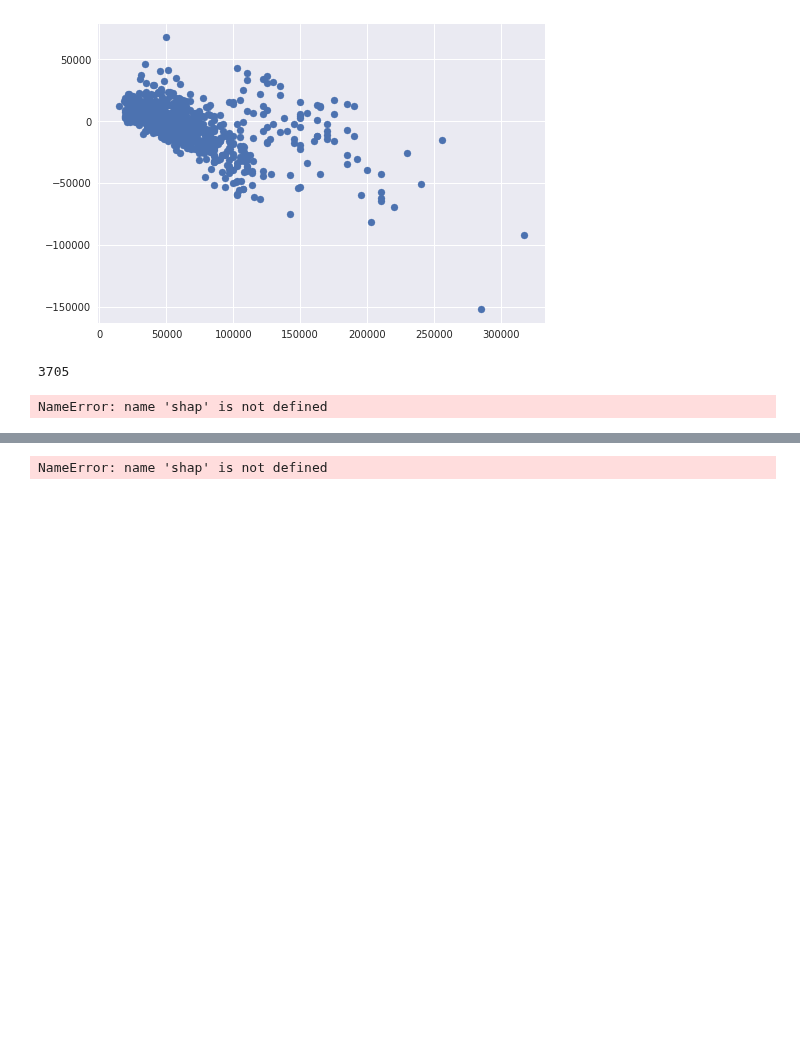
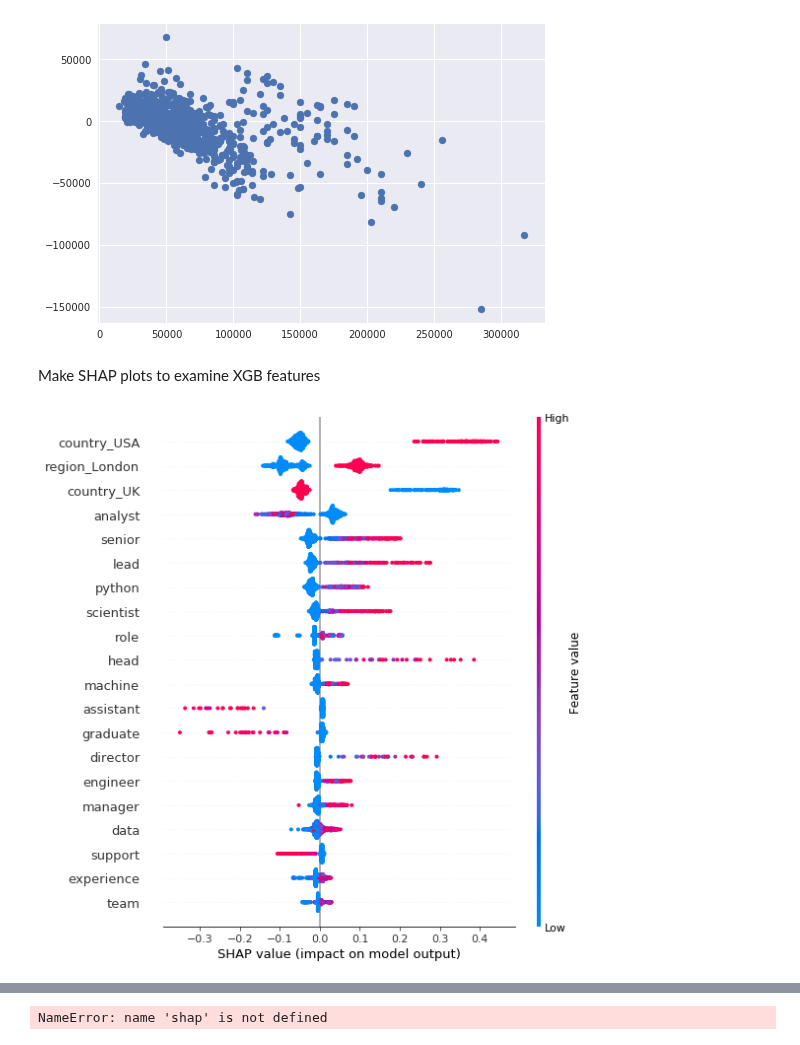
Before and after one commit to jamobe/DataScienceJobs, a Jupyter notebook: ModelComparison.ipynb, the cells around one changed output, grey strips where cells are left out. Saved outputs shown, nothing was run; the diff lists cells and outputs as text; code cells hidden in the pictures; blank space fills up the shorter version.

Commit message:
updated, added SHAP diagram and ability to run test data

```diff
--- a/ModelComparison.ipynb
+++ b/ModelComparison.ipynb
@@ -167,25 +168,26 @@ with plt.style.context('seaborn'):
     ax = plt.scatter(y_val,XGB_val[0]['y_pred_xgb'] - y_val)
 # %% [output]
 [figure]
+# %% [markdown]
+Make SHAP plots to examine XGB features
 # %%
-with open(path + '/Pickles/xgb_model.pkl', 'rb') as file:
+path = os.getcwd()
+parent_folder, current_folder = os.path.split(path)
+
+with open(path+ '/Pickles/xgb_model_all.pkl', 'rb') as file:
        xgb_model = pickle.load(file)
 
-with open(path + '/data/x_data.pkl', 'rb') as file:
+with open(path + '/data/x_data_for_models_all.pkl', 'rb') as file:
         x_train,x_val,x_test = pickle.load(file)
-# %%
-len(x_train)
-# %% [output]
-3705
 # %%
+import shap
 # DF, based on which importance is checked
-X_importance = x_test
+X_importance = x_val
 
 # Explain model predictions using shap library:
 explainer = shap.TreeExplainer(xgb_model)
 shap_values = explainer.shap_values(X_importance)
-
 # Plot summary_plot
-shap.summary_plot(shap_values, X_importance)
+shap.summary_plot(shap_values, X_importance,max_display=20)
 # %% [output]
-NameError: name 'shap' is not defined
+[figure, added]
```
Also changed, not shown: parts of 5 cells of this notebook.
